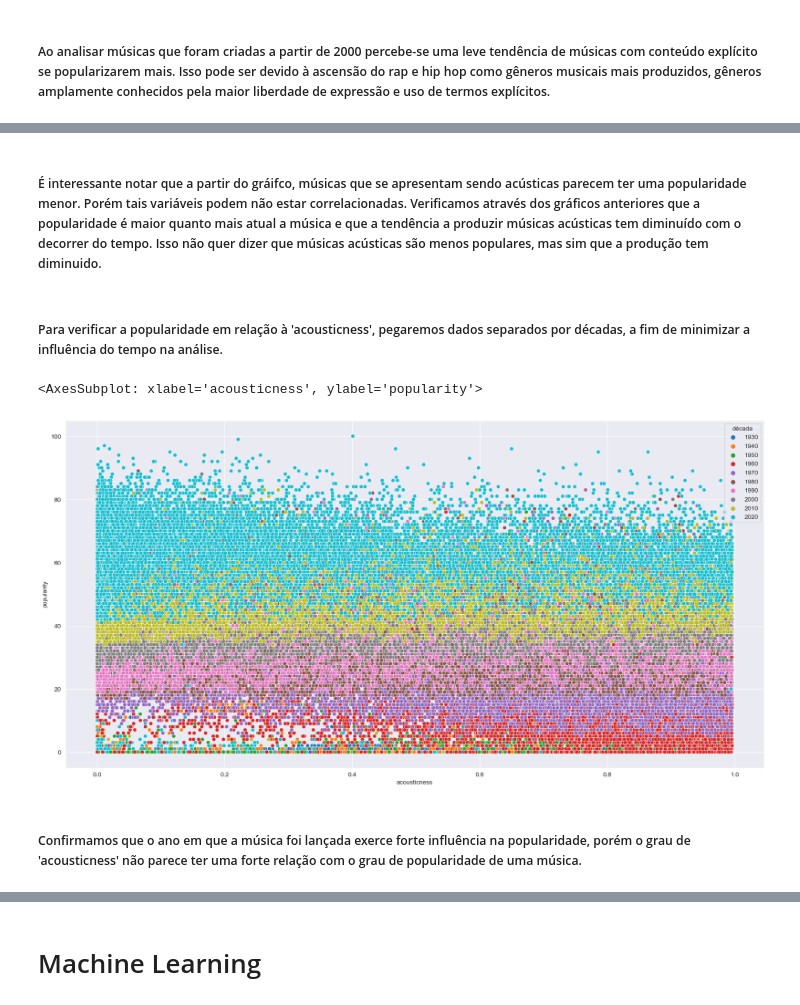
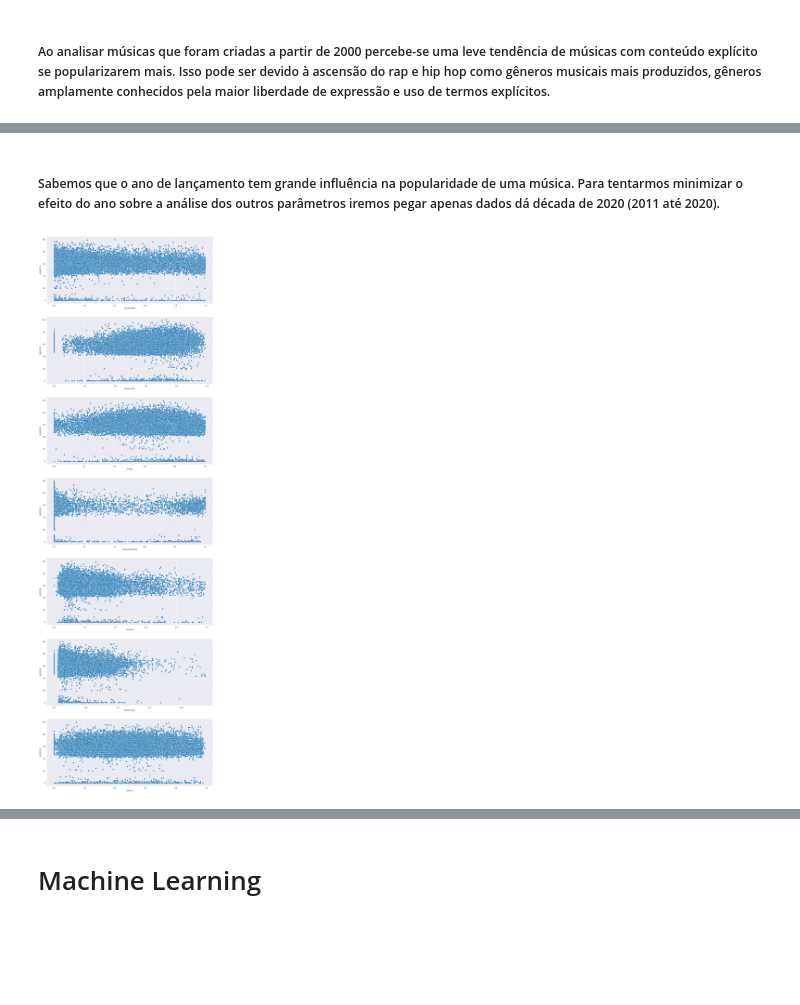
Before and after one commit to danilomiyatake/spotify, a Jupyter notebook: spotify_eda.ipynb, the cells around one changed output, grey strips where cells are left out. Drawn from its saved outputs; the diff is of its cells as text; code cells hidden in the pictures; blank space fills up the shorter version.

```diff
--- a/spotify_eda.ipynb
+++ b/spotify_eda.ipynb
@@ -402,15 +380,16 @@ sns.lineplot(data_musicas, x='acousticness', y='popularity')
-# %% [markdown]
-##### É interessante notar que a partir do gráifco, músicas que se apresentam sendo acústicas parecem ter uma popularidade menor. Porém tais variáveis podem não estar correlacionadas. Verificamos através dos gráficos anteriores que a popularidade é maior quanto mais atual a música e que a tendência a produzir músicas acústicas tem diminuído com o decorrer do tempo. Isso não quer dizer que músicas acústicas são menos populares, mas sim que a produção tem diminuido.
-# %% [markdown]
-##### Para verificar a popularidade em relação à 'acousticness', pegaremos dados separados por décadas, a fim de minimizar a influência do tempo na análise.
-# %%
-plt.figure(figsize=(20,10))
-sns.scatterplot(data_musicas, x='acousticness', y='popularity', hue='década')
-# %% [output]
-<AxesSubplot: xlabel='acousticness', ylabel='popularity'>
-[figure, removed]
-# %% [markdown]
-##### Confirmamos que o ano em que a música foi lançada exerce forte influência na popularidade, porém o grau de 'acousticness' não parece ter uma forte relação com o grau de popularidade de uma música.
+# %% [markdown]
+##### Sabemos que o ano de lançamento tem grande influência na popularidade de uma música. Para tentarmos minimizar o efeito do ano sobre a análise dos outros parâmetros iremos pegar apenas dados dá década de 2020 (2011 até 2020).
+# %%
+plt.figure(figsize=(15,50))
+data_decada_2020 = data_musicas[data_musicas['década'] == '2020']
+i = 1
+atributos = ['acousticness', 'danceability', 'energy', 'instrumentalness', 'liveness', 'speechiness', 'valence']
+for atr in atributos:
+    plt.subplot(7,1,i)
+    sns.scatterplot(data_decada_2020, x=atr, y='popularity')
+    i += 1
+# %% [output]
+[figure, added]
 # %%
 data_musicas.corr()
 # %% [output]
```
Also changed, not shown: parts of 26 cells of this notebook.
